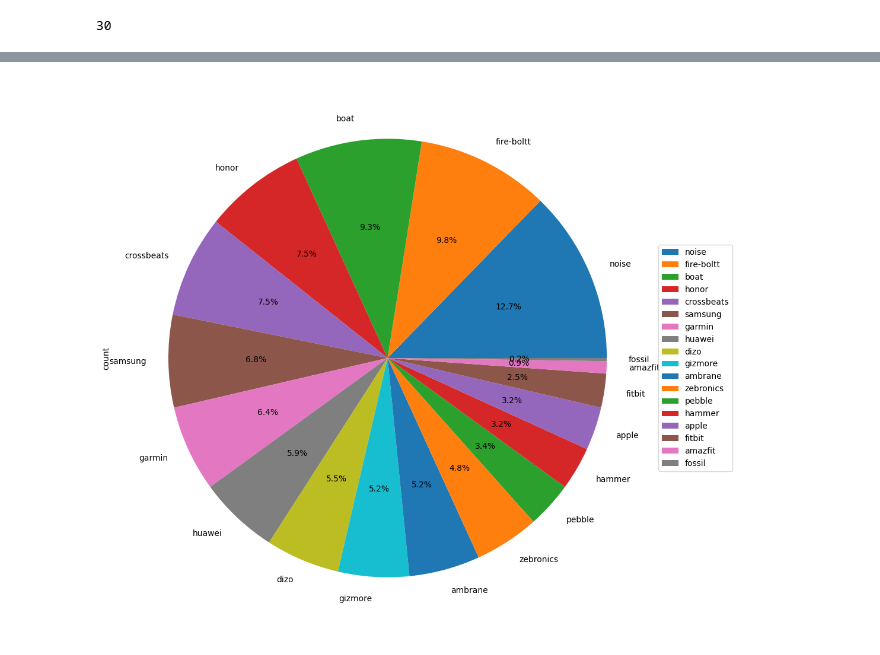
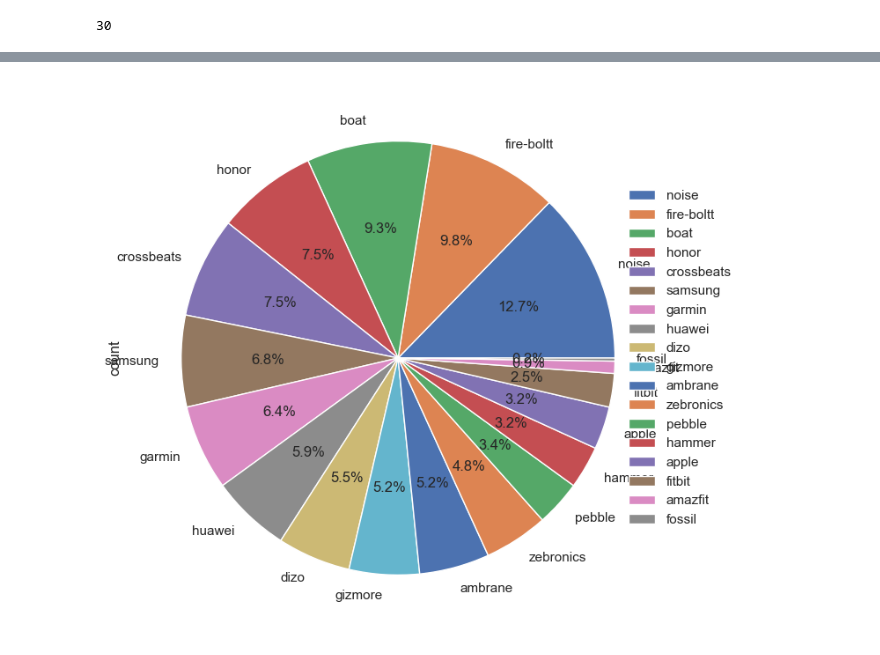
Before and after one commit to milicaj00/ML-P1-Classification, a Jupyter notebook: Projekat 2/main.ipynb, the cells around one changed output, grey strips where cells are left out. Cells and saved outputs as stored; diff of their text form; code cells hidden in the pictures.

```diff
--- a/Projekat 2/main.ipynb
+++ b/Projekat 2/main.ipynb
@@ -12,7 +12,7 @@ from sklearn.decomposition import PCA
 from sklearn import datasets
 from sklearn.preprocessing import StandardScaler
 from sklearn.cluster import KMeans
-sns.set(style="white")
+sns.set(style="dark")
 sns.set(style="whitegrid", color_codes=True)
 # %% [markdown]
 ## Read data
@@ -183,8 +181,8 @@ data1
 # %%
-pyplot.figure(figsize=(12, 12))
+pyplot.figure(figsize=(8, 8))
 pie = data["Brand"].value_counts().plot(kind='pie', labels=data["Brand"].unique(), autopct='%0.1f%%')
 pie.figure.legend(loc='right')
 pyplot.show()
 # %% [output]
-[figure, old version]
+[figure, new version]
 # %%
```
Also changed, not shown: parts of 23 cells of this notebook.
